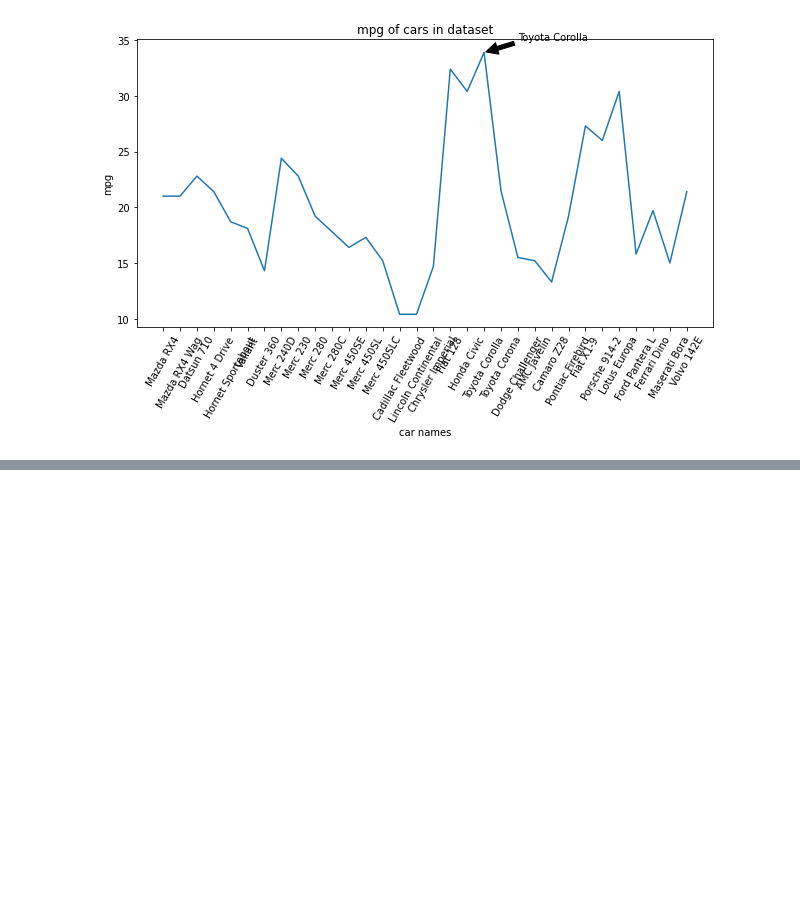
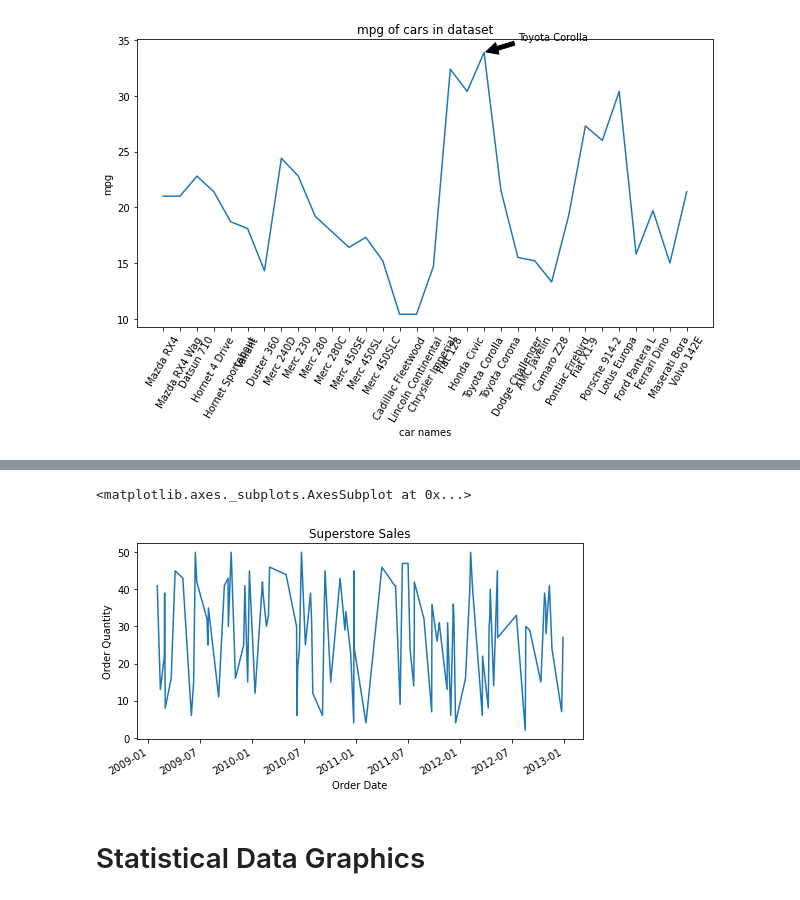
Before and after one commit to theodoredyer/DS-ML-Learning, a Jupyter notebook: DSET/Datavis101.ipynb, the cells around one changed output, grey strips where cells are left out. Saved outputs shown, nothing was run; the diff lists cells and outputs as text; code cells hidden in the pictures; blank space fills up the shorter version.

```diff
--- a/DSET/Datavis101.ipynb
+++ b/DSET/Datavis101.ipynb
@@ -187,0 +190,4 @@ Text(21, 35, 'Toyota Corolla')
+# %%
+address = 'D:/Documents/DS-ML-Learning/DSET/data/Data/Superstore-Sales.csv'
+df = pd.read_csv(address, index_col='Order Date', encoding='cp1252', parse_dates=True)
+df.head()
@@ -187,0 +202,14 @@ Text(21, 35, 'Toyota Corolla')
+# %%
+#df['Order Quantity'].plot()
+df2 = df.sample(n=100, random_state=25, axis=0)
+
+plt.xlabel('Order Date')
+plt.ylabel('Order Quantity')
+plt.title('Superstore Sales')
+
+df2['Order Quantity'].plot()
+# %% [output]
+<matplotlib.axes._subplots.AxesSubplot at 0x...>
+[figure, added]
+# %% [markdown]
+# Statistical Data Graphics
```
Also changed, not shown: parts of 13 cells of this notebook, 2 other files.
